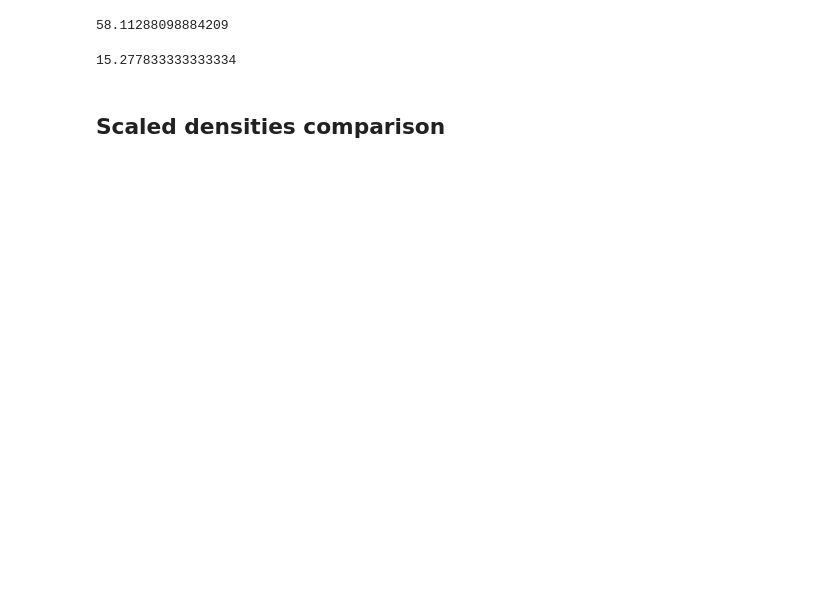
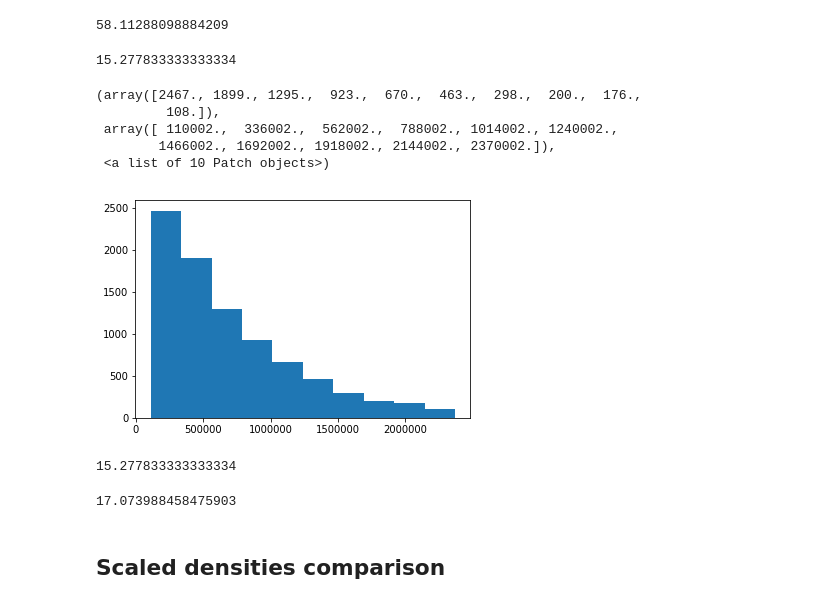
Before and after one commit to GoodBoy962/Dictyostelium-loops, a Jupyter notebook: Loops Comparison.ipynb, the cells around one changed output. Drawn from its saved outputs; the diff is of its cells as text; code cells hidden in the pictures; blank space fills up the shorter version.

```diff
--- a/Loops Comparison.ipynb
+++ b/Loops Comparison.ipynb
@@ -52,6 +60,28 @@ np.mean(loops_rao_sizes)/np.mean(loops_dicty_sizes)
 np.median(loops_rao_sizes)/np.median(loops_dicty_sizes)
 # %% [output]
 15.277833333333334
+# %%
+loops_from = np.percentile(loops_rao_sizes, 5)
+loops_to = np.percentile(loops_rao_sizes, 95)
+l = loops_rao_sizes[loops_rao_sizes > loops_from]
+loops_d = l[loops_rao_sizes < loops_to]
+# %%
+plt.hist(loops_d)
+# %% [output]
+(array([2467., 1899., 1295.,  923.,  670.,  463.,  298.,  200.,  176.,
+         108.]),
+ array([ 110002.,  336002.,  562002.,  788002., 1014002., 1240002.,
+        1466002., 1692002., 1918002., 2144002., 2370002.]),
+ <a list of 10 Patch objects>)
+[figure, added]
+# %%
+np.median(loops_d)/np.median(loops_dicty_sizes)
+# %% [output]
+15.277833333333334
+# %%
+np.mean(loops_d)/np.mean(loops_dicty_sizes)
+# %% [output]
+17.073988458475903
 # %% [markdown]
 ## Scaled densities comparison
 # %%
```
Also changed, not shown: parts of 3 cells of this notebook, 10 other files.
